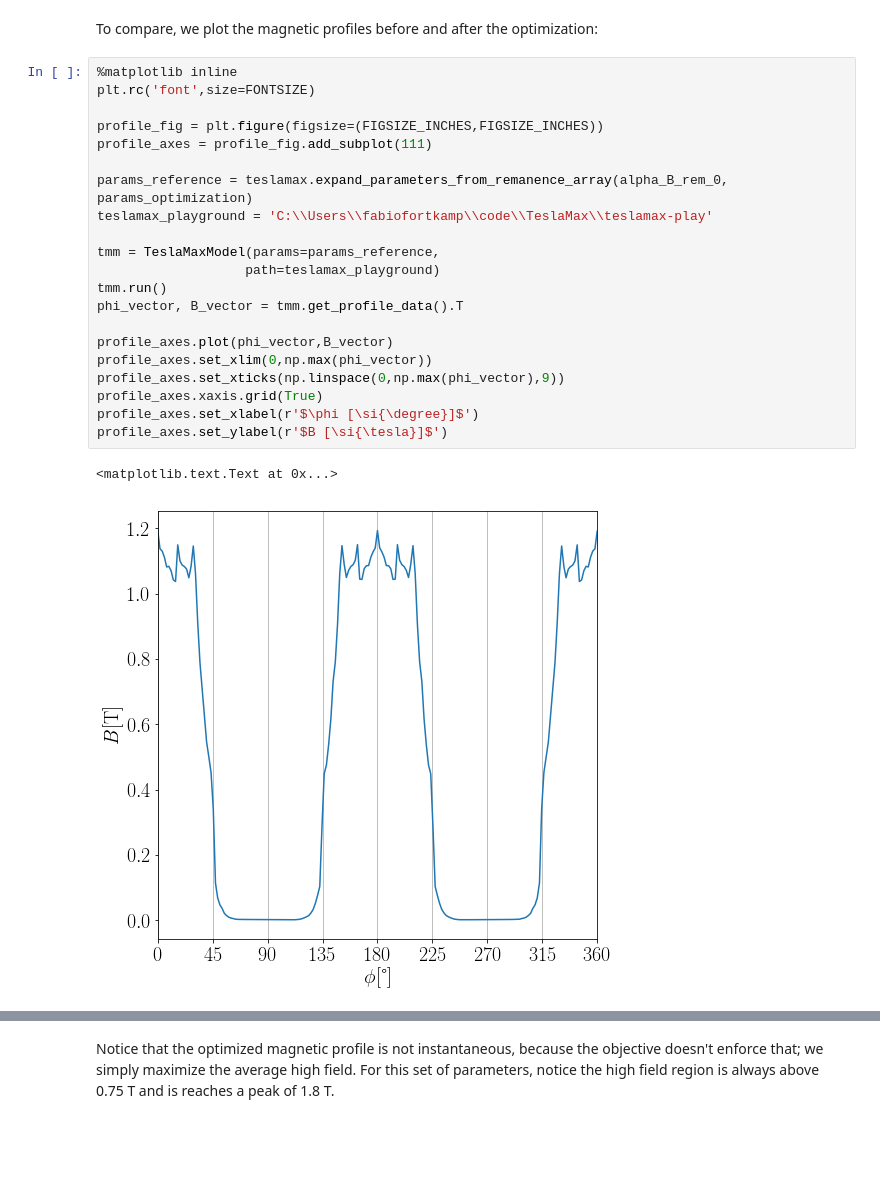
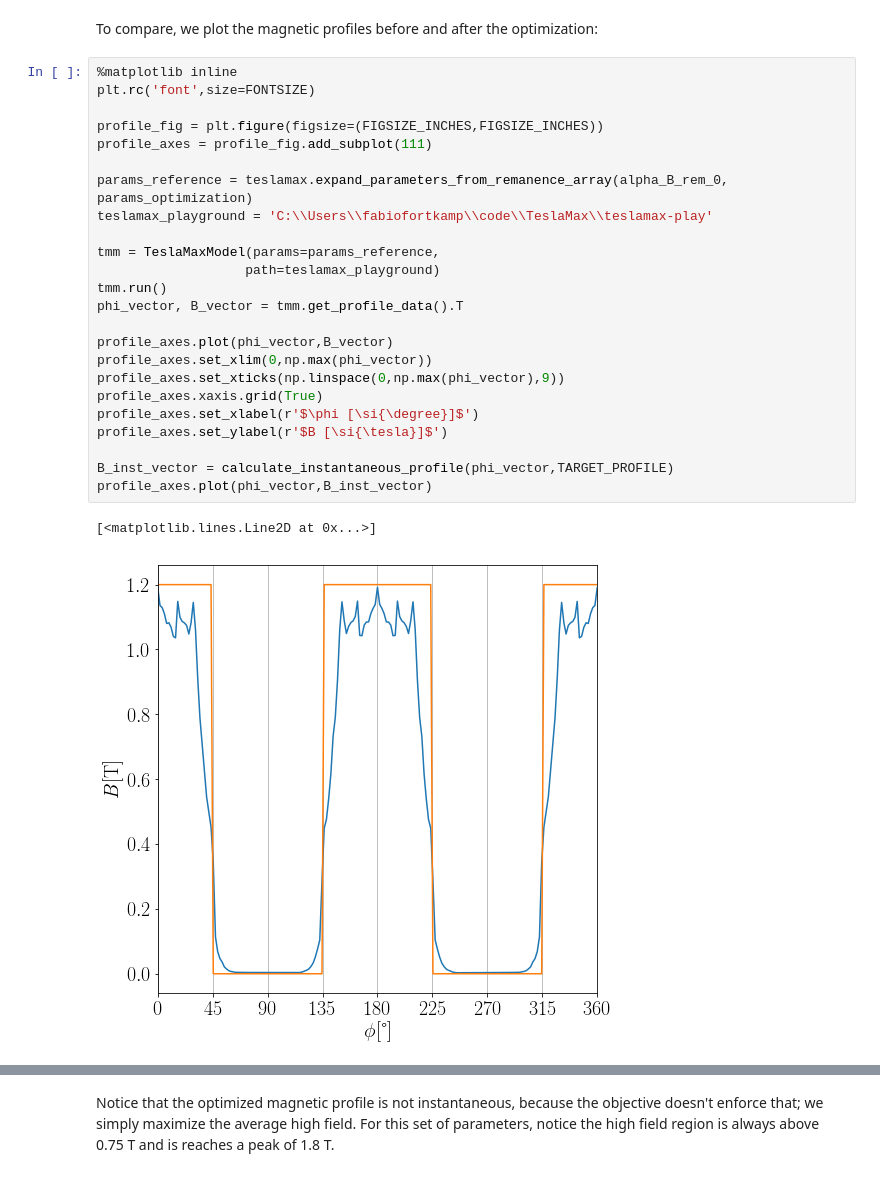
Before and after one commit to GabrielNandi/Gabriel-Garcia-Nandi, a Jupyter notebook: TeslaMax Optimization.ipynb, the cells around one changed output, grey strips where cells are left out. Saved outputs shown, nothing was run; the diff lists cells and outputs as text; blank space fills up the shorter version.

Commit message:
Superimposed instantaneous profiles to comparison figures, in the optimization analysis

```diff
--- a/TeslaMax Optimization.ipynb
+++ b/TeslaMax Optimization.ipynb
@@ -422,27 +422,30 @@ To compare, we plot the magnetic profiles before and after the optimization:
 # %%
 %matplotlib inline
 plt.rc('font',size=FONTSIZE)
 
 profile_fig = plt.figure(figsize=(FIGSIZE_INCHES,FIGSIZE_INCHES))
 profile_axes = profile_fig.add_subplot(111)
 
 params_reference = teslamax.expand_parameters_from_remanence_array(alpha_B_rem_0, params_optimization)
 teslamax_playground = 'C:\\Users\\fabiofortkamp\\code\\TeslaMax\\teslamax-play'
 
 tmm = TeslaMaxModel(params=params_reference,
                    path=teslamax_playground)
 tmm.run()
 phi_vector, B_vector = tmm.get_profile_data().T
 
 profile_axes.plot(phi_vector,B_vector)
 profile_axes.set_xlim(0,np.max(phi_vector))
 profile_axes.set_xticks(np.linspace(0,np.max(phi_vector),9))
 profile_axes.xaxis.grid(True)
 profile_axes.set_xlabel(r'$\phi [\si{\degree}]$')
 profile_axes.set_ylabel(r'$B [\si{\tesla}]$')
+
+B_inst_vector = calculate_instantaneous_profile(phi_vector,TARGET_PROFILE)
+profile_axes.plot(phi_vector,B_inst_vector)
 # %% [output]
-<matplotlib.text.Text at 0x...>
+[<matplotlib.lines.Line2D at 0x...>]
-[figure, old version]
+[figure, new version]
 # %%
 %matplotlib inline
 plt.rc('font',size=FONTSIZE)
```
Also changed, not shown: parts of 6 cells of this notebook, 3 other files.
